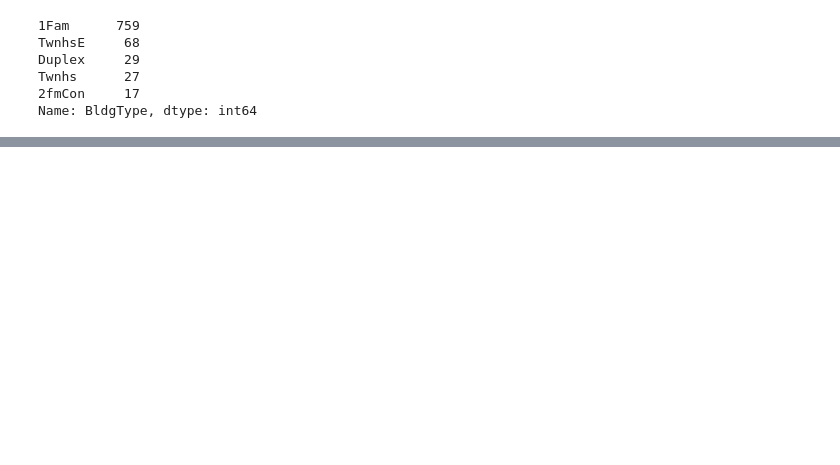
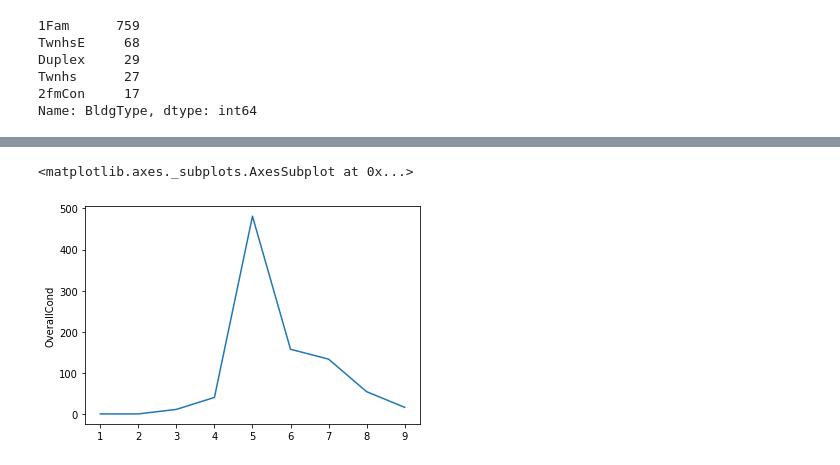
Before and after one commit to Tachmeton/Data-Science---Hausanalyse, a Jupyter notebook: Codebase.ipynb, the cells around one changed output, grey strips where cells are left out. Drawn from its saved outputs; the diff is of its cells as text; code cells hidden in the pictures; blank space fills up the shorter version.

```diff
--- a/Codebase.ipynb
+++ b/Codebase.ipynb
@@ -80,0 +111,5 @@ Name: BldgType, dtype: int64
+# %%
+sb.lineplot(data['OverallCond'].value_counts().keys(), data['OverallCond'].value_counts())
+# %% [output]
+<matplotlib.axes._subplots.AxesSubplot at 0x...>
+[figure, added]
```
Also changed, not shown: parts of 41 cells of this notebook.
